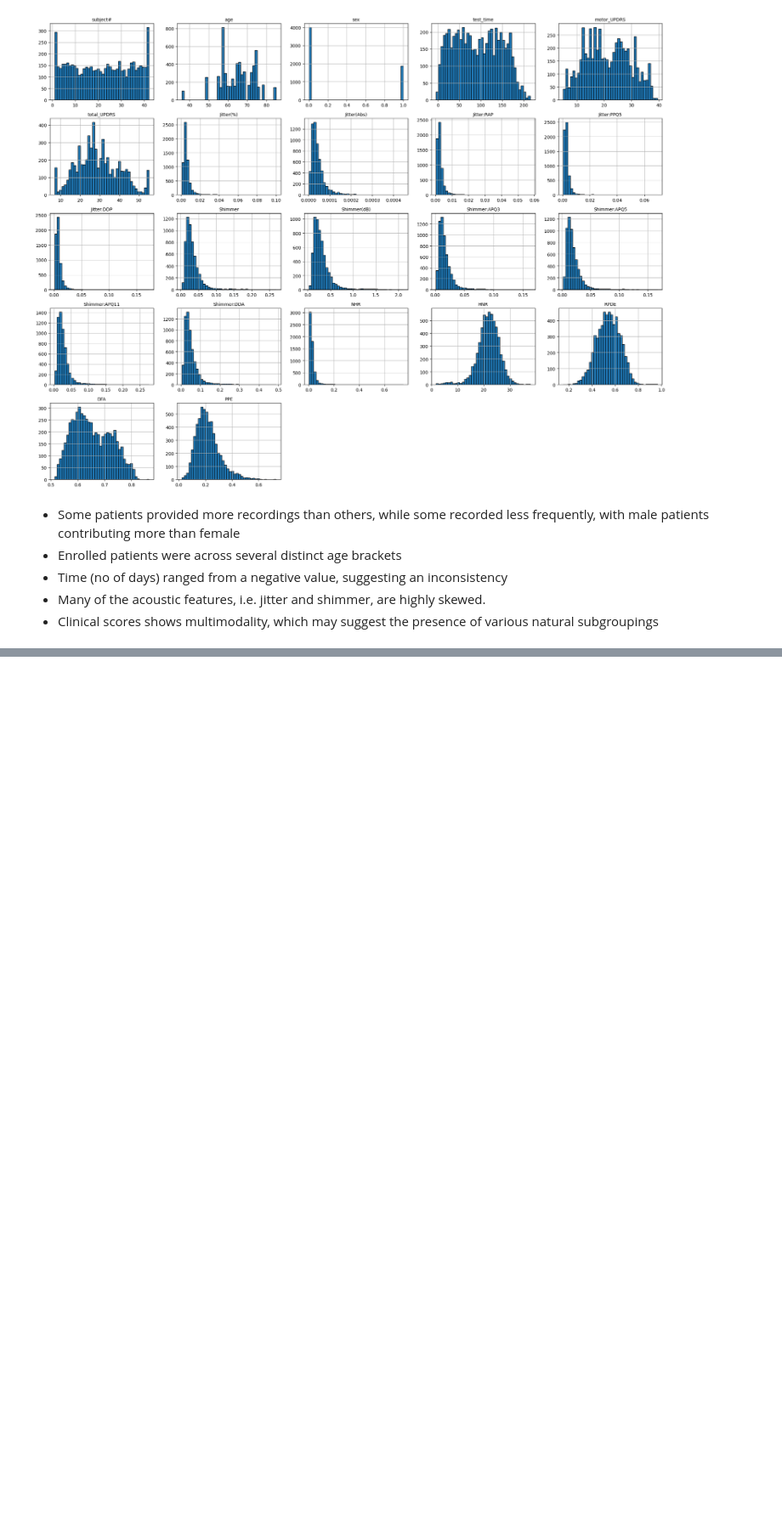
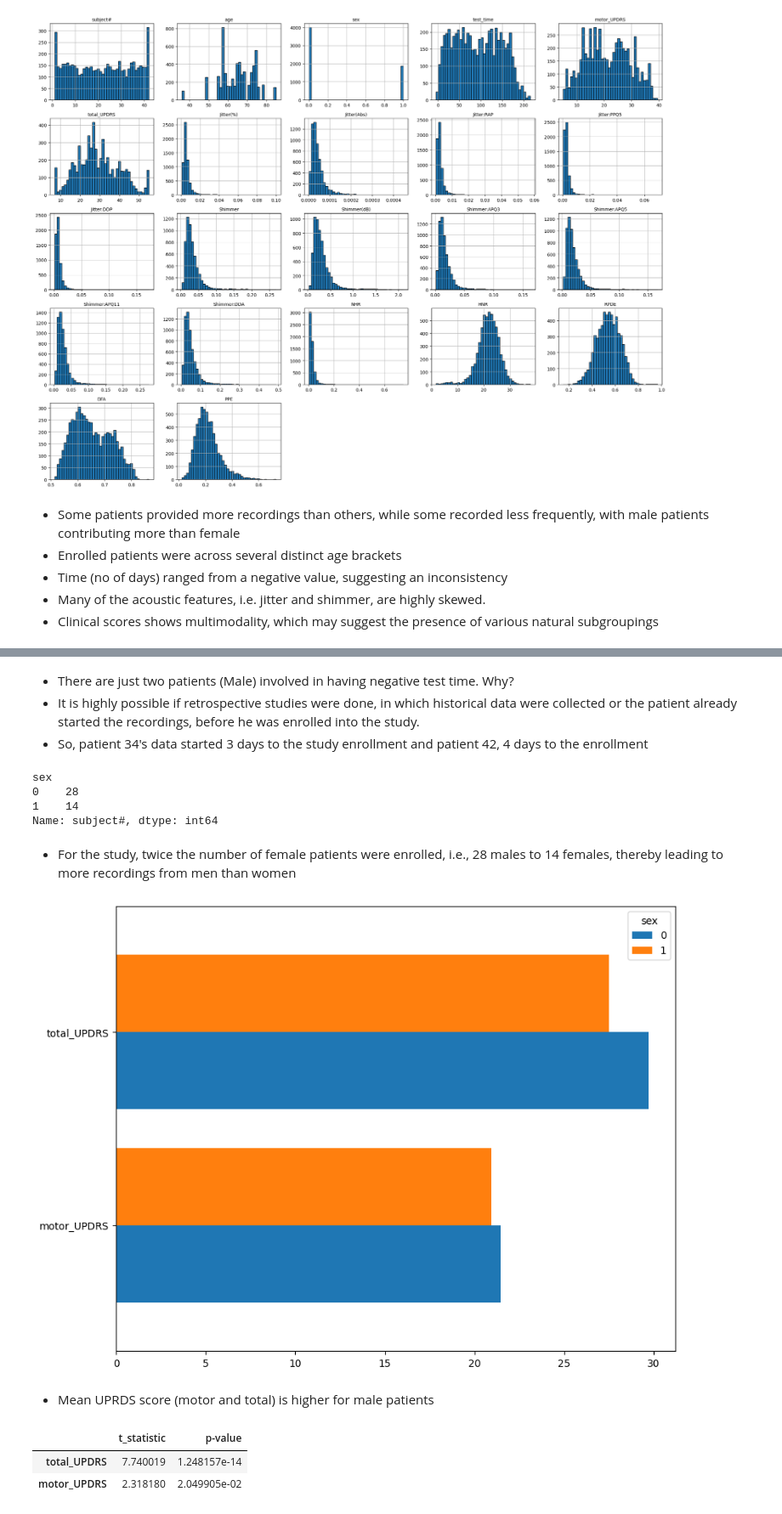
Before and after one commit to Vhickyem/Parkinson-s-Disease-Telemonitoring---Clustering-Analysis, a Jupyter notebook: Code.ipynb, the cells around one changed output, grey strips where cells are left out. Shown at 85% size. Cells and saved outputs as stored; diff of their text form; code cells hidden in the pictures; blank space fills up the shorter version.

```diff
--- a/Code.ipynb
+++ b/Code.ipynb
@@ -92,0 +114,47 @@ plt.show();
+# %% [markdown]
+* There are just two patients (Male) involved in having negative test time. Why?
+* It is highly possible if retrospective studies were done, in which historical data were collected or the patient already started the recordings, before he was enrolled into the study.
+* So, patient 34's data started 3 days to the study enrollment and patient 42, 4 days to the enrollment
+# %%
+voice.groupby("sex")["subject#"].nunique()
+# %% [output]
+sex
+0    28
+1    14
+Name: subject#, dtype: int64
+# %% [markdown]
+* For the study, twice the number of female patients were enrolled, i.e., 28 males to 14 females, thereby leading to more recordings from men than women
+# %%
+# Does each of these variable differ by age
+# Check using mean of each clinical variable to each gender
+mean_updrs = df.groupby("sex")[["motor_UPDRS", "total_UPDRS"]].mean().T
+# %%
+ax = mean_updrs.plot(
+    kind="barh",
+    figsize=(10,8),
+    width=0.8
+)
+# %% [output]
+[figure, added]
+# %% [markdown]
+* Mean UPRDS score (motor and total) is higher for male patients
+# %%
+# Test this statistically
+# select features
+features = mean_updrs.index.to_list()
+# Create an empty dictionary to store the results
+results = {}
+
+for feature in features:
+    male_vals = voice.loc[voice["sex"] == 0, feature]
+    female_vals = voice.loc[voice["sex"] == 1, feature]
+
+    stats, p = ttest_ind(male_vals, female_vals, equal_var=False)
+    results[feature] = {"t_statistic": stats, "p-value": p}
+
+updrs_res = pd.DataFrame(results).T.sort_values("p-value")
+updrs_res
+# %% [output]
+|  | t_statistic | p-value |
+| total_UPDRS | 7.740019 | 1.248157e-14 |
+| motor_UPDRS | 2.318180 | 2.049905e-02 |
```
Also changed, not shown: parts of 32 cells of this notebook.
